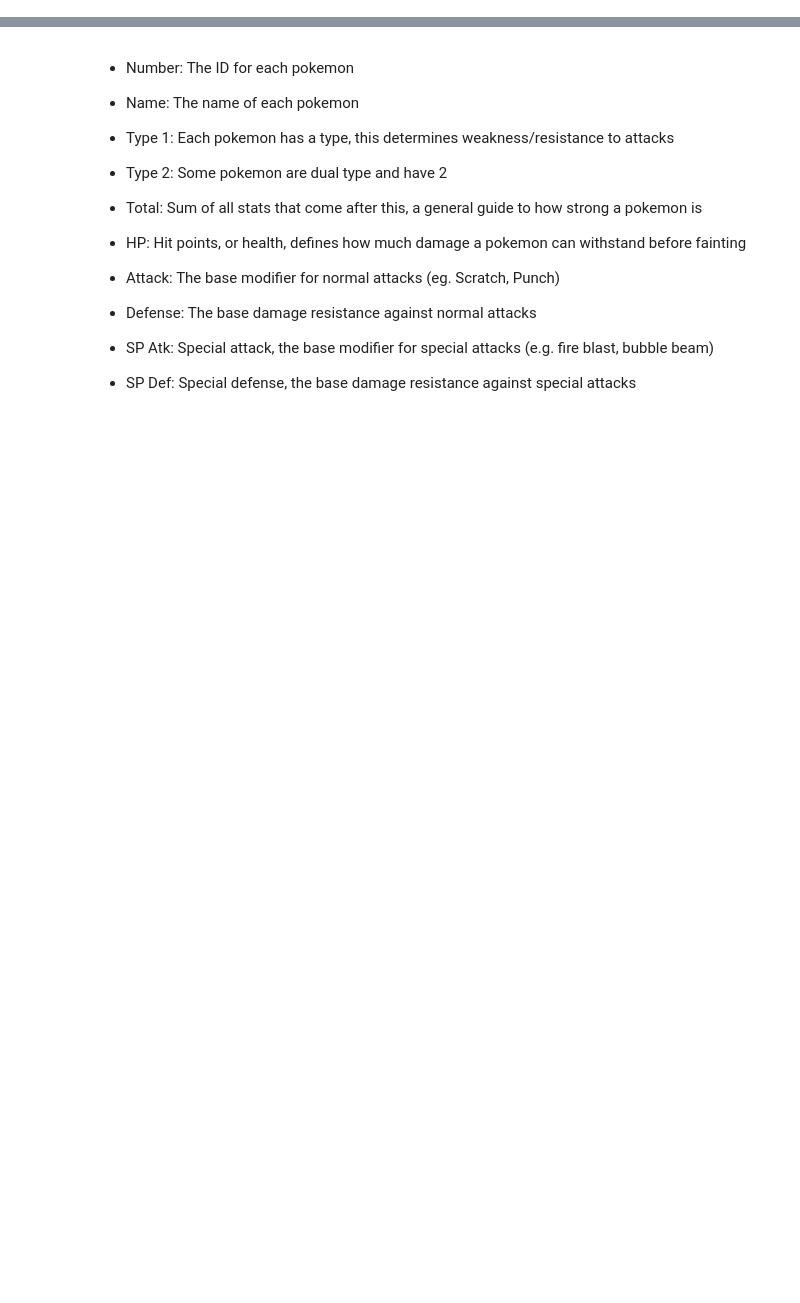
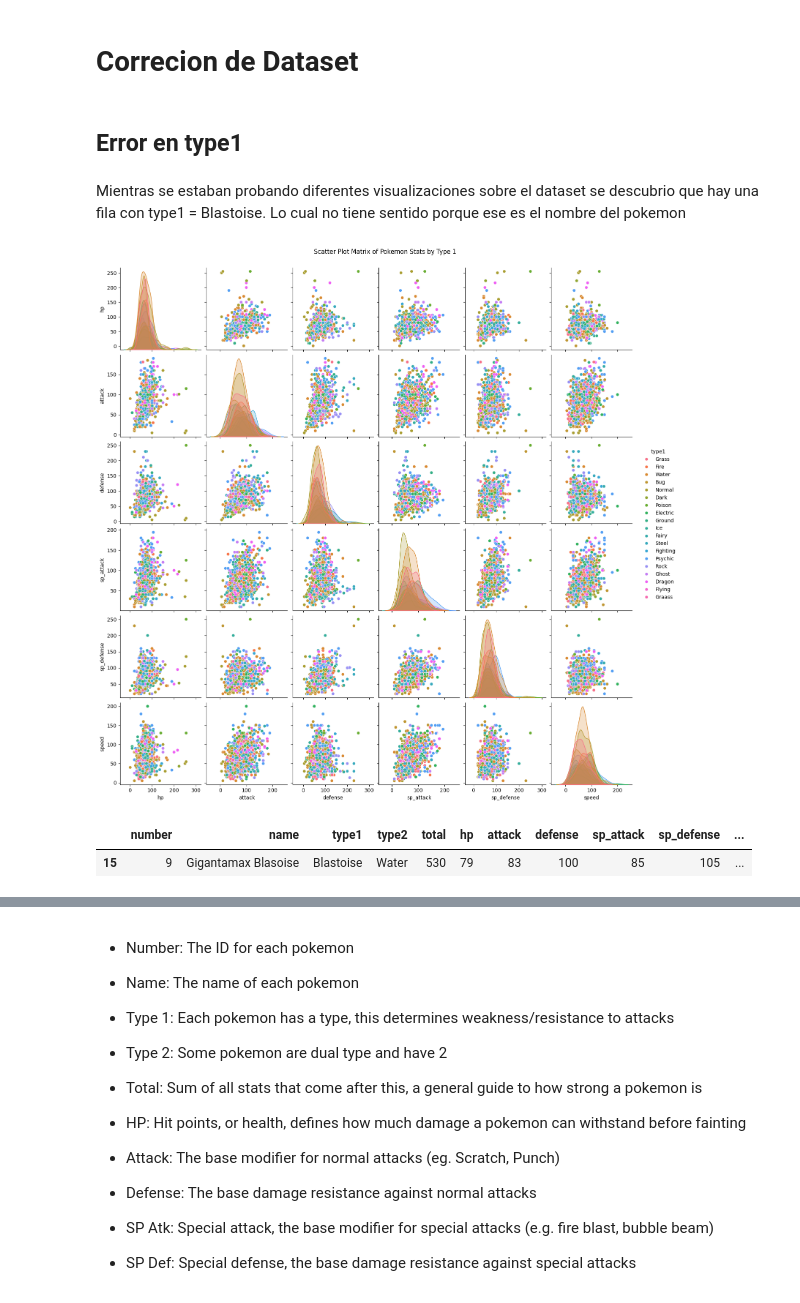
Before and after one commit to FrancescoGazzani/CoderDS1, a Jupyter notebook: ProyectoDS_ParteI_Gazzani_Pokemon.ipynb, the cells around one changed output, grey strips where cells are left out. Saved outputs shown, nothing was run; the diff lists cells and outputs as text; code cells hidden in the pictures; blank space fills up the shorter version.

```diff
--- a/ProyectoDS_ParteI_Gazzani_Pokemon.ipynb
+++ b/ProyectoDS_ParteI_Gazzani_Pokemon.ipynb
@@ -34,3 +34,23 @@ Mounted at /content/drive
 | 1070 | 898 | Ice Rider Calyrex | Psychic | Ice | 680 | 100 | 165 | 150 | 85 | 130 | ... |
 | 1071 | 898 | Shadow Rider Calyrex | Psychic | Ghost | 680 | 100 | 85 | 80 | 165 | 100 | ... |
 1072 rows × 13 columns
+# %% [markdown]
+# Correcion de Dataset
+# %% [markdown]
+## Error en type1
+# %% [markdown]
+Mientras se estaban probando diferentes visualizaciones sobre el dataset se descubrio que hay una fila con type1 = Blastoise. Lo cual no tiene sentido porque ese es el nombre del pokemon
+# %%
+# Scatter plot matrix to visualize relationships between stats and Type 1
+sns.pairplot(df, hue='type1', vars=['hp', 'attack', 'defense', 'sp_attack', 'sp_defense', 'speed'])
+plt.suptitle('Scatter Plot Matrix of Pokemon Stats by Type 1', y=1.02)
+plt.show()
+# %% [output]
+[figure, added]
+# %%
+#Como podemos encontrar la fila exacta con este error
+blastoise_df = df[df['type1'] == 'Blastoise']
+blastoise_df
+# %% [output]
+|  | number | name | type1 | type2 | total | hp | attack | defense | sp_attack | sp_defense | ... |
+| 15 | 9 | Gigantamax Blasoise | Blastoise | Water | 530 | 79 | 83 | 100 | 85 | 105 | ... |
```
Also changed, not shown: parts of 27 cells of this notebook.
